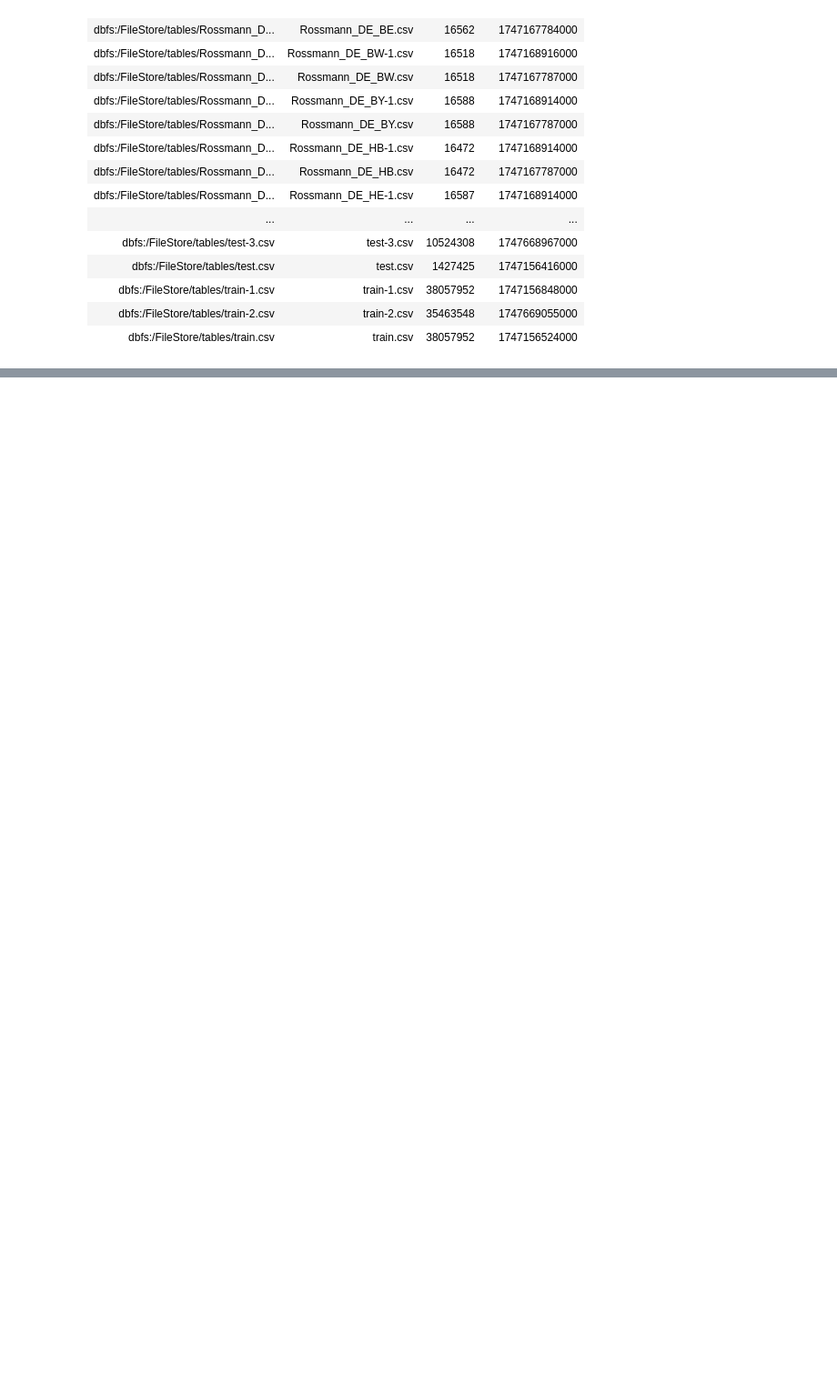
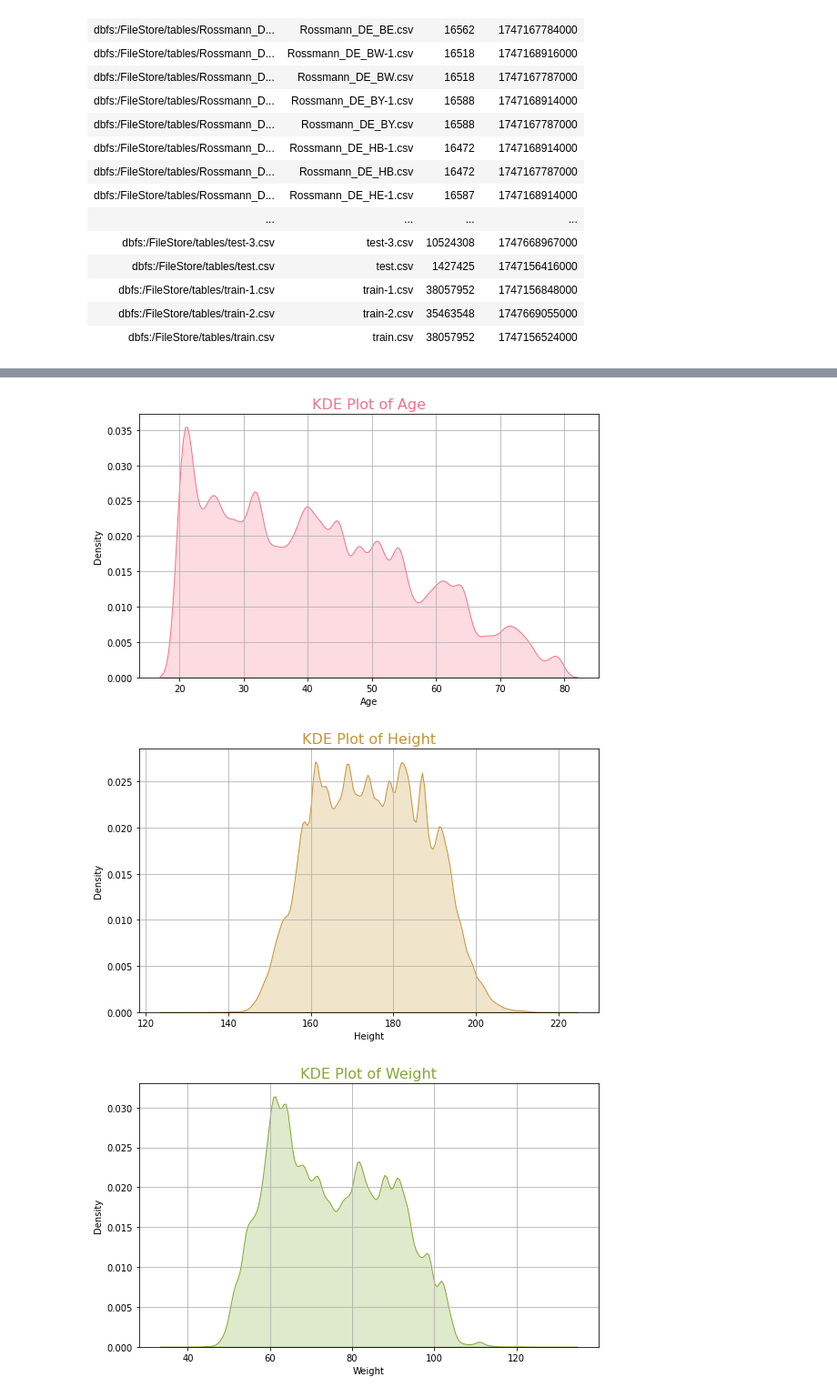
Before and after one commit to gj-goncalvescaldas/calories-prediction-ml-ongoing, a Jupyter notebook: EDA_Predict_Calorie_Expenditure_GustavoCaldas.ipynb, the cells around one changed output, grey strips where cells are left out. Shown at 91% size. Drawn from its saved outputs; the diff is of its cells as text; code cells hidden in the pictures; blank space fills up the shorter version.

```diff
--- a/EDA_Predict_Calorie_Expenditure_GustavoCaldas.ipynb
+++ b/EDA_Predict_Calorie_Expenditure_GustavoCaldas.ipynb
@@ -54,0 +193,18 @@ root
+# %%
+numeric_pd = train_df.select(*numerical_features).toPandas()
+
+colors = sns.color_palette('husl', len(numerical_features))
+
+for col, color in zip(numerical_features, colors):
+    plt.figure(figsize=(8, 5))
+    sns.kdeplot(data=numeric_pd, x=col, fill=True, color=color)
+    plt.title(f'KDE Plot of {col}', fontsize=16, color=color)
+    plt.xlabel(col)
+    plt.ylabel('Density')
+    plt.grid(True)
+    plt.tight_layout()
+    plt.show()
+# %% [output]
+[figure, added]
+[figure, added]
+[figure, added]
```
Also changed, not shown: parts of 11 cells of this notebook, 2 other files.
